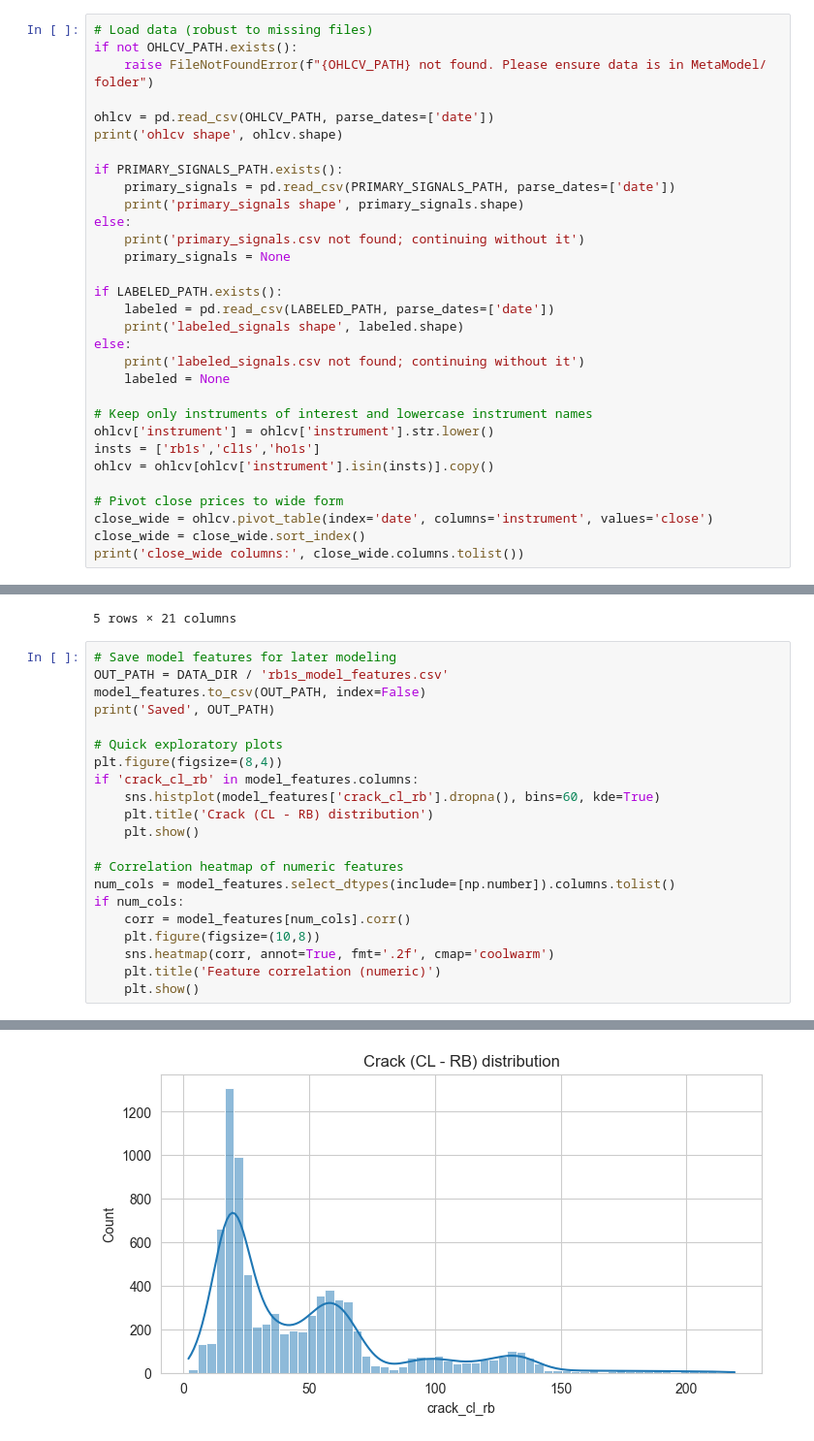
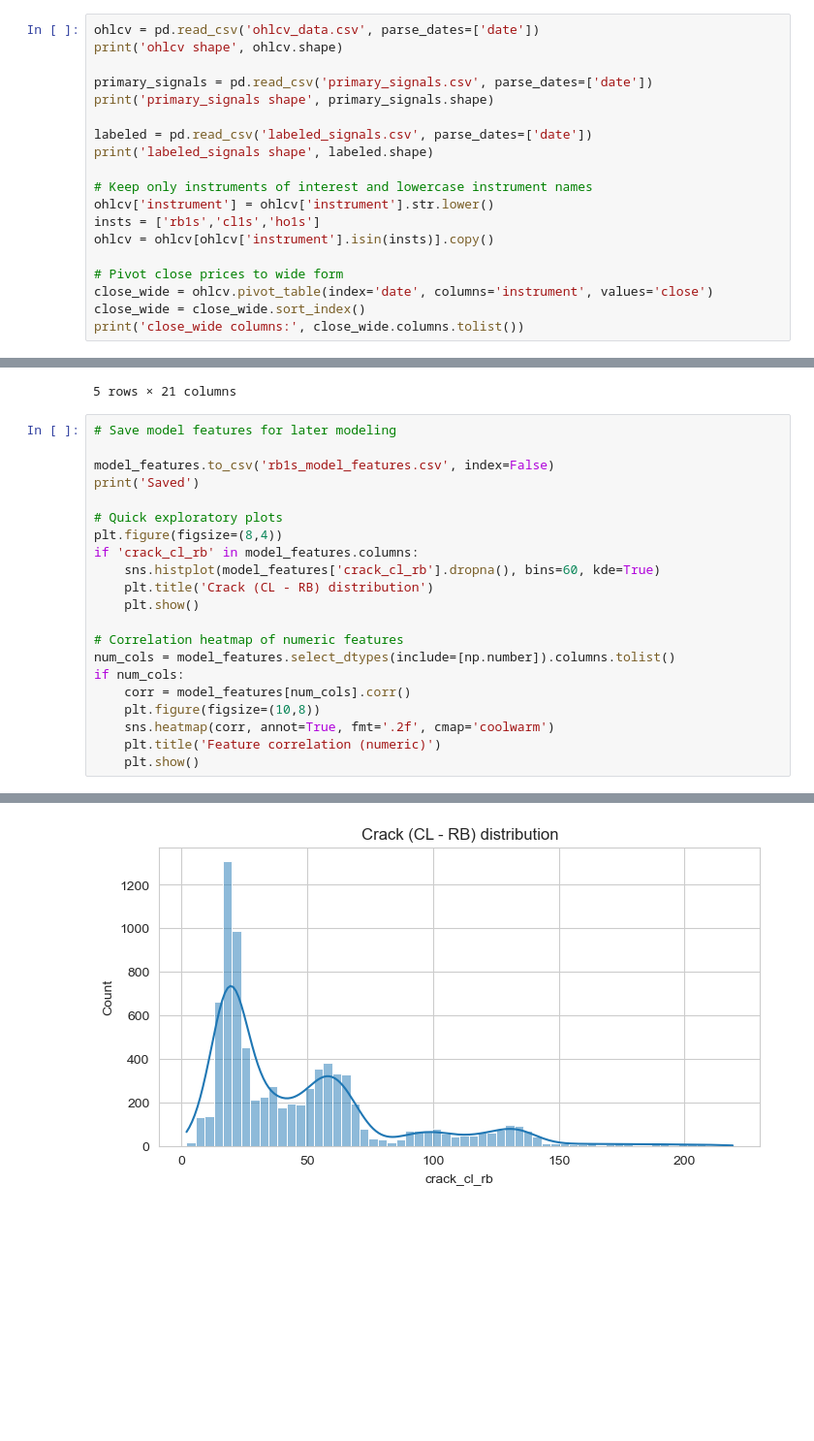
Before and after one commit to georgia-pj/systematic-trading-strategies-with-machine-learning-algorithms, a Jupyter notebook: MetaModel/rb1s_metamodel_feature_engineering.ipynb, the cells around one changed output, grey strips where cells are left out. Shown at 97% size. Saved outputs shown, nothing was run; the diff lists cells and outputs as text; blank space fills up the shorter version.

```diff
--- a/MetaModel/rb1s_metamodel_feature_engineering.ipynb
+++ b/MetaModel/rb1s_metamodel_feature_engineering.ipynb
@@ -29,26 +29,14 @@ MetaModel\ohlcv_data.csv
 MetaModel\primary_signals.csv
 MetaModel\labeled_signals.csv
 # %%
-# Load data (robust to missing files)
-if not OHLCV_PATH.exists():
-    raise FileNotFoundError(f"{OHLCV_PATH} not found. Please ensure data is in MetaModel/ folder")
-
-ohlcv = pd.read_csv(OHLCV_PATH, parse_dates=['date'])
+ohlcv = pd.read_csv('ohlcv_data.csv', parse_dates=['date'])
 print('ohlcv shape', ohlcv.shape)
 
-if PRIMARY_SIGNALS_PATH.exists():
-    primary_signals = pd.read_csv(PRIMARY_SIGNALS_PATH, parse_dates=['date'])
-    print('primary_signals shape', primary_signals.shape)
-else:
-    print('primary_signals.csv not found; continuing without it')
-    primary_signals = None
+primary_signals = pd.read_csv('primary_signals.csv', parse_dates=['date'])
+print('primary_signals shape', primary_signals.shape)
 
-if LABELED_PATH.exists():
-    labeled = pd.read_csv(LABELED_PATH, parse_dates=['date'])
-    print('labeled_signals shape', labeled.shape)
-else:
-    print('labeled_signals.csv not found; continuing without it')
-    labeled = None
+labeled = pd.read_csv('labeled_signals.csv', parse_dates=['date'])
+print('labeled_signals shape', labeled.shape)
 
 # Keep only instruments of interest and lowercase instrument names
 ohlcv['instrument'] = ohlcv['instrument'].str.lower()
@@ -163,9 +151,9 @@ model_features shape: (8171, 21)
 5 rows × 21 columns
 # %%
 # Save model features for later modeling
-OUT_PATH = DATA_DIR / 'rb1s_model_features.csv'
-model_features.to_csv(OUT_PATH, index=False)
-print('Saved', OUT_PATH)
+
+model_features.to_csv('rb1s_model_features.csv', index=False)
+print('Saved')
 
 # Quick exploratory plots
 plt.figure(figsize=(8,4))
@@ -187,2 +175,2 @@ Saved MetaModel\rb1s_model_features.csv
-[figure, old version]
+[figure, new version]
 [figure]
```
Also changed, not shown: parts of 8 cells of this notebook, 2 other files.
